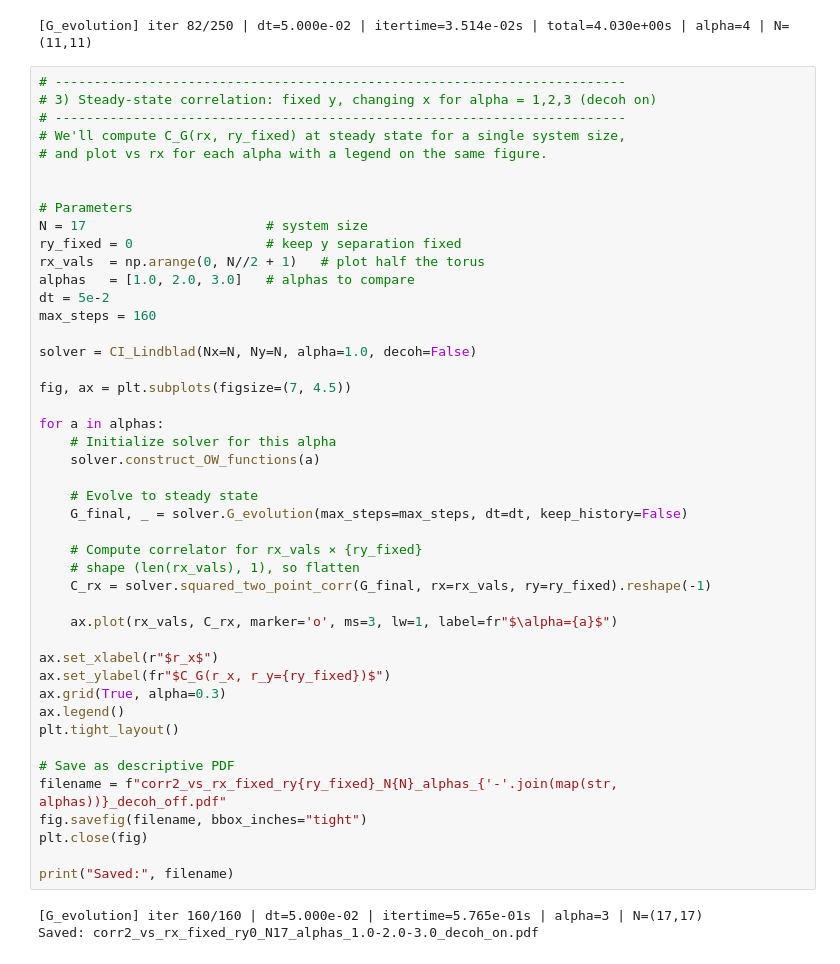
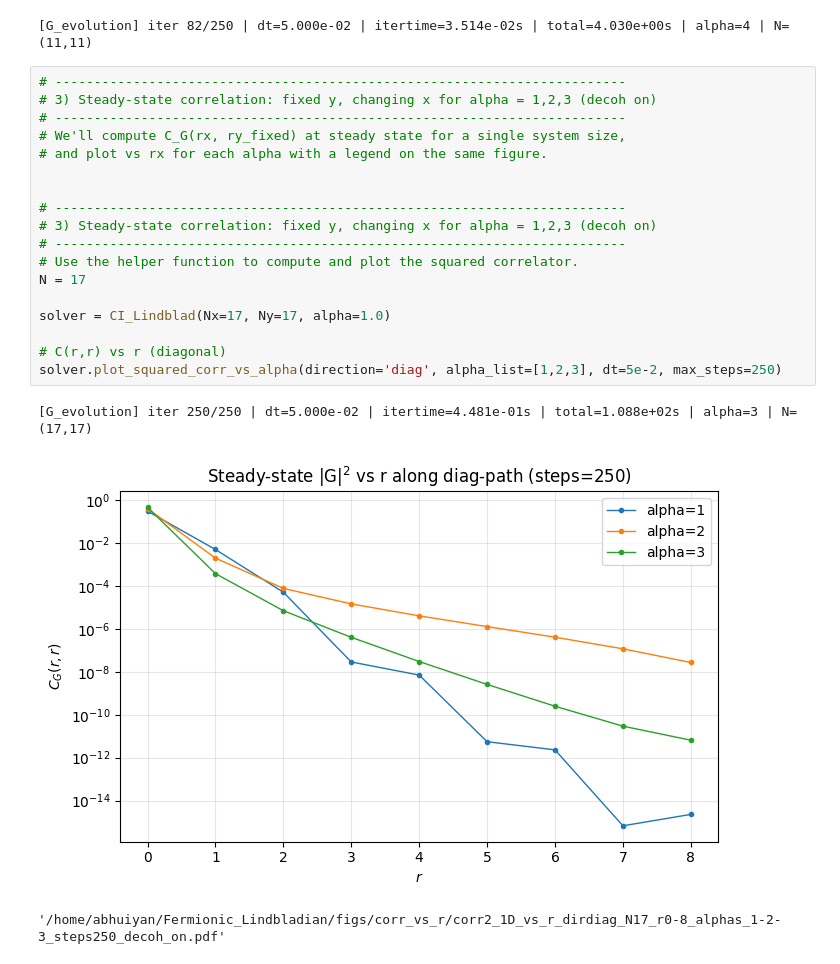
Before and after one commit to AsadullahBhuiyan/Fermionic_Lindbladian, a Jupyter notebook: plot_testing_decoh_off.ipynb, the cells around one changed output. Cells and saved outputs as stored; diff of their text form.

```diff
--- a/plot_testing_decoh_off.ipynb
+++ b/plot_testing_decoh_off.ipynb
@@ -42,51 +42,25 @@ fname2 = solver.plot_steady_chern_vs_alpha(
 print("Saved:", fname2)
 # %% [output]
 [G_evolution] iter 82/250 | dt=5.000e-02 | itertime=3.514e-02s | total=4.030e+00s | alpha=4 | N=(11,11)
-# %%
-# -------------------------------------------------------------------------
-# 3) Steady-state correlation: fixed y, changing x for alpha = 1,2,3 (decoh on)
-# -------------------------------------------------------------------------
-# We'll compute C_G(rx, ry_fixed) at steady state for a single system size,
-# and plot vs rx for each alpha with a legend on the same figure.
-
-
-# Parameters
-N = 17                       # system size
-ry_fixed = 0                 # keep y separation fixed
-rx_vals  = np.arange(0, N//2 + 1)   # plot half the torus
-alphas   = [1.0, 2.0, 3.0]   # alphas to compare
-dt = 5e-2
-max_steps = 160
-
-solver = CI_Lindblad(Nx=N, Ny=N, alpha=1.0, decoh=False)
-
-fig, ax = plt.subplots(figsize=(7, 4.5))
-
-for a in alphas:
-    # Initialize solver for this alpha
-    solver.construct_OW_functions(a)
-
-    # Evolve to steady state
-    G_final, _ = solver.G_evolution(max_steps=max_steps, dt=dt, keep_history=False)
-
-    # Compute correlator for rx_vals × {ry_fixed}
-    # shape (len(rx_vals), 1), so flatten
-    C_rx = solver.squared_two_point_corr(G_final, rx=rx_vals, ry=ry_fixed).reshape(-1)
-
-    ax.plot(rx_vals, C_rx, marker='o', ms=3, lw=1, label=fr"$\alpha={a}$")
-
-ax.set_xlabel(r"$r_x$")
-ax.set_ylabel(fr"$C_G(r_x, r_y={ry_fixed})$")
-ax.grid(True, alpha=0.3)
-ax.legend()
-plt.tight_layout()
-
-# Save as descriptive PDF
-filename = f"corr2_vs_rx_fixed_ry{ry_fixed}_N{N}_alphas_{'-'.join(map(str, alphas))}_decoh_off.pdf"
-fig.savefig(filename, bbox_inches="tight")
-plt.close(fig)
-
-print("Saved:", filename)
-# %% [output]
-[G_evolution] iter 160/160 | dt=5.000e-02 | itertime=5.765e-01s | alpha=3 | N=(17,17)
-Saved: corr2_vs_rx_fixed_ry0_N17_alphas_1.0-2.0-3.0_decoh_on.pdf
+# %%
+# -------------------------------------------------------------------------
+# 3) Steady-state correlation: fixed y, changing x for alpha = 1,2,3 (decoh on)
+# -------------------------------------------------------------------------
+# We'll compute C_G(rx, ry_fixed) at steady state for a single system size,
+# and plot vs rx for each alpha with a legend on the same figure.
+
+
+# -------------------------------------------------------------------------
+# 3) Steady-state correlation: fixed y, changing x for alpha = 1,2,3 (decoh on)
+# -------------------------------------------------------------------------
+# Use the helper function to compute and plot the squared correlator.
+N = 17
+
+solver = CI_Lindblad(Nx=17, Ny=17, alpha=1.0)
+
+# C(r,r) vs r (diagonal)
+solver.plot_squared_corr_vs_alpha(direction='diag', alpha_list=[1,2,3], dt=5e-2, max_steps=250)
+# %% [output]
+[G_evolution] iter 250/250 | dt=5.000e-02 | itertime=4.481e-01s | total=1.088e+02s | alpha=3 | N=(17,17)
+[figure, added]
+'/home/abhuiyan/Fermionic_Lindbladian/figs/corr_vs_r/corr2_1D_vs_r_dirdiag_N17_r0-8_alphas_1-2-3_steps250_decoh_on.pdf'
```
Also changed, not shown: parts of 3 cells of this notebook, 14 other files.
